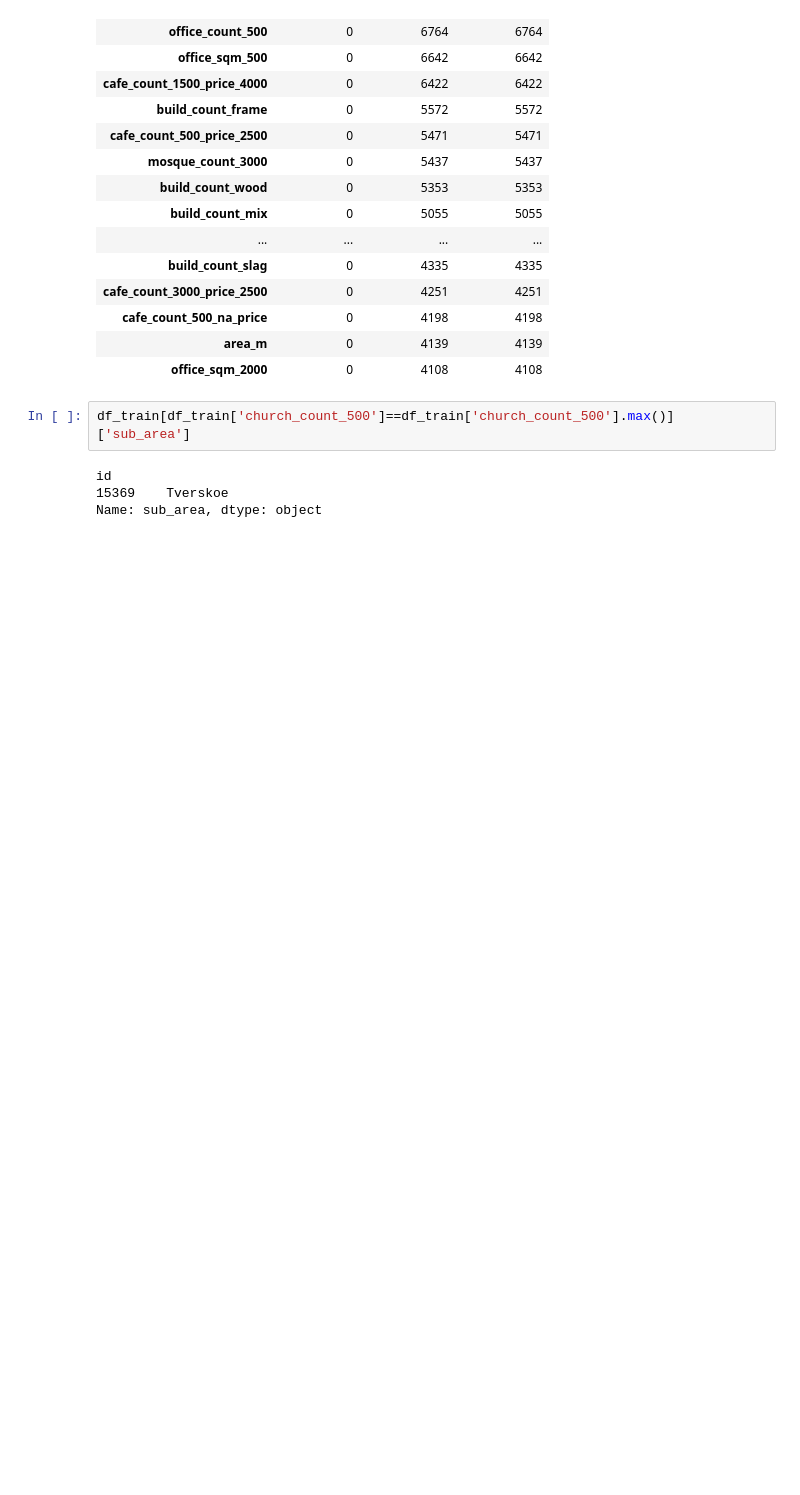
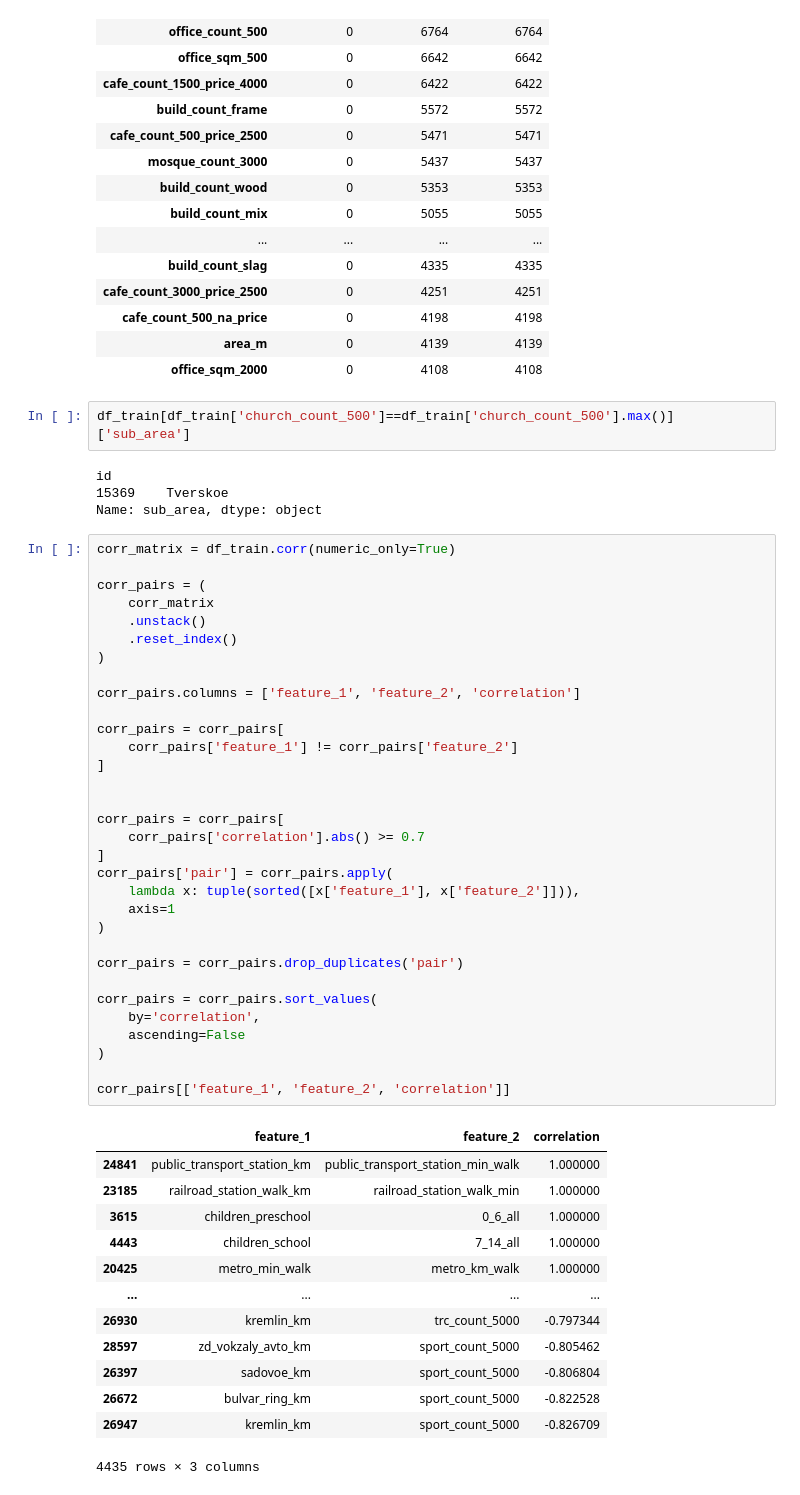
Before and after one commit to soulister/real-estate-price-prediction, a Jupyter notebook: notebooks/EDA.ipynb, the cells around one changed output. Saved outputs shown, nothing was run; the diff lists cells and outputs as text; blank space fills up the shorter version.

```diff
--- a/notebooks/EDA.ipynb
+++ b/notebooks/EDA.ipynb
@@ -330,3 +330,49 @@ df_train[df_train['church_count_500']==df_train['church_count_500'].max()]['sub_
 id
 15369    Tverskoe
 Name: sub_area, dtype: object
+# %%
+corr_matrix = df_train.corr(numeric_only=True)
+
+corr_pairs = (
+    corr_matrix
+    .unstack()
+    .reset_index()
+)
+
+corr_pairs.columns = ['feature_1', 'feature_2', 'correlation']
+
+corr_pairs = corr_pairs[
+    corr_pairs['feature_1'] != corr_pairs['feature_2']
+]
+
+
+corr_pairs = corr_pairs[
+    corr_pairs['correlation'].abs() >= 0.7
+]
+corr_pairs['pair'] = corr_pairs.apply(
+    lambda x: tuple(sorted([x['feature_1'], x['feature_2']])),
+    axis=1
+)
+
+corr_pairs = corr_pairs.drop_duplicates('pair')
+
+corr_pairs = corr_pairs.sort_values(
+    by='correlation',
+    ascending=False
+)
+
+corr_pairs[['feature_1', 'feature_2', 'correlation']]
+# %% [output]
+|  | feature_1 | feature_2 | correlation |
+| 24841 | public_transport_station_km | public_transport_station_min_walk | 1.000000 |
+| 23185 | railroad_station_walk_km | railroad_station_walk_min | 1.000000 |
+| 3615 | children_preschool | 0_6_all | 1.000000 |
+| 4443 | children_school | 7_14_all | 1.000000 |
+| 20425 | metro_min_walk | metro_km_walk | 1.000000 |
+| ... | ... | ... | ... |
+| 26930 | kremlin_km | trc_count_5000 | -0.797344 |
+| 28597 | zd_vokzaly_avto_km | sport_count_5000 | -0.805462 |
+| 26397 | sadovoe_km | sport_count_5000 | -0.806804 |
+| 26672 | bulvar_ring_km | sport_count_5000 | -0.822528 |
+| 26947 | kremlin_km | sport_count_5000 | -0.826709 |
+4435 rows × 3 columns
```
Also changed, not shown: parts of 14 cells of this notebook.
